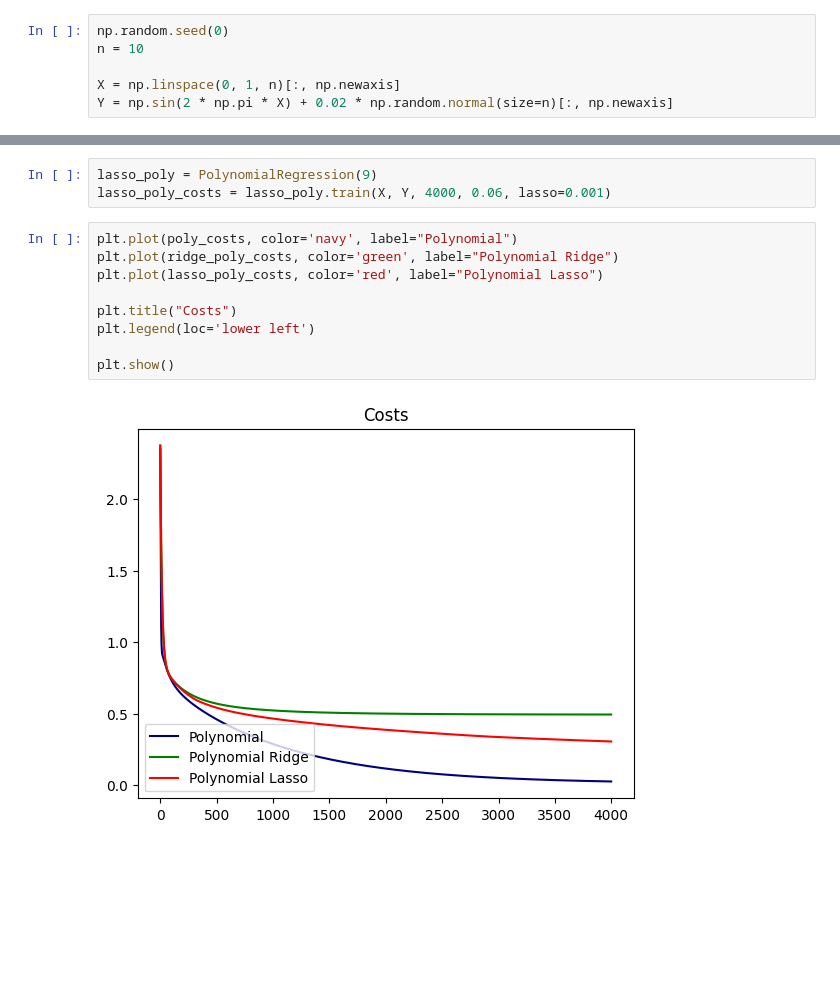
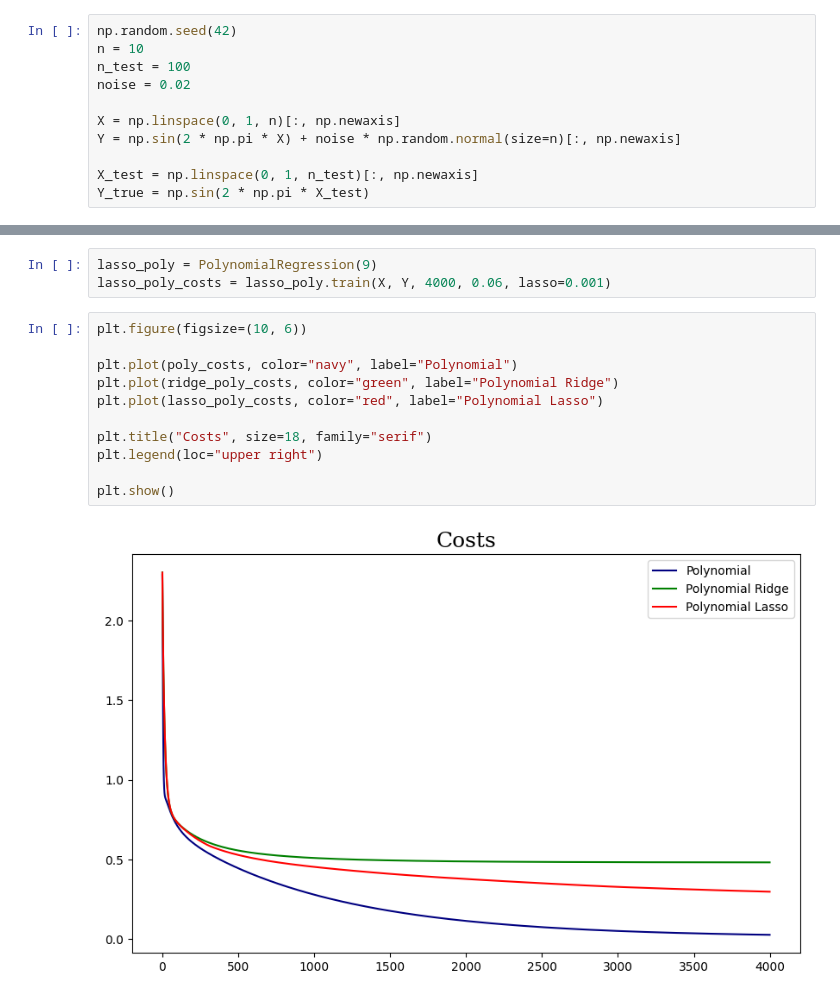
Before and after one commit to R-m1n/SBU, a Jupyter notebook: Machine Learning/assignment-a.ipynb, the cells around one changed output, grey strips where cells are left out. Saved outputs shown, nothing was run; the diff lists cells and outputs as text; blank space fills up the shorter version.

```diff
--- a/Machine Learning/assignment-a.ipynb
+++ b/Machine Learning/assignment-a.ipynb
@@ -2,11 +2,16 @@
 import numpy as np
 import matplotlib.pyplot as plt
 # %%
-np.random.seed(0)
+np.random.seed(42)
 n = 10
+n_test = 100
+noise = 0.02
 
 X = np.linspace(0, 1, n)[:, np.newaxis]
-Y = np.sin(2 * np.pi * X) + 0.02 * np.random.normal(size=n)[:, np.newaxis]
+Y = np.sin(2 * np.pi * X) + noise * np.random.normal(size=n)[:, np.newaxis]
+
+X_test = np.linspace(0, 1, n_test)[:, np.newaxis]
+Y_true = np.sin(2 * np.pi * X_test)
 # %%
 class PolynomialRegression():
     def __init__(self, degree = 1):
@@ -69,14 +74,16 @@ ridge_poly_costs = ridge_poly.train(X, Y, 4000, 0.06, ridge=0.001)
 lasso_poly = PolynomialRegression(9)
 lasso_poly_costs = lasso_poly.train(X, Y, 4000, 0.06, lasso=0.001)
 # %%
-plt.plot(poly_costs, color='navy', label="Polynomial")
-plt.plot(ridge_poly_costs, color='green', label="Polynomial Ridge")
-plt.plot(lasso_poly_costs, color='red', label="Polynomial Lasso")
+plt.figure(figsize=(10, 6))
 
-plt.title("Costs")
-plt.legend(loc='lower left')
+plt.plot(poly_costs, color="navy", label="Polynomial")
+plt.plot(ridge_poly_costs, color="green", label="Polynomial Ridge")
+plt.plot(lasso_poly_costs, color="red", label="Polynomial Lasso")
+
+plt.title("Costs", size=18, family="serif")
+plt.legend(loc="upper right")
 
 plt.show()
 # %% [output]
-[figure, old version]
+[figure, new version]
 # %%
```
Also changed, not shown: parts of 7 cells of this notebook.
